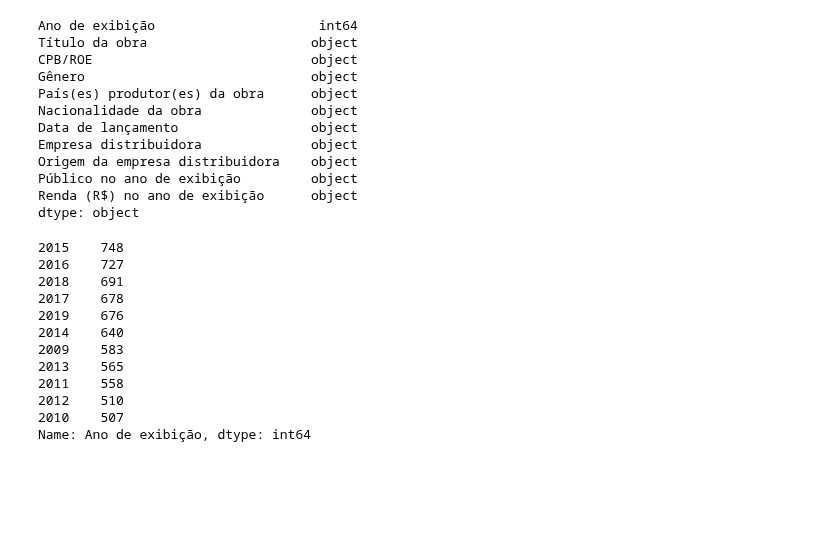
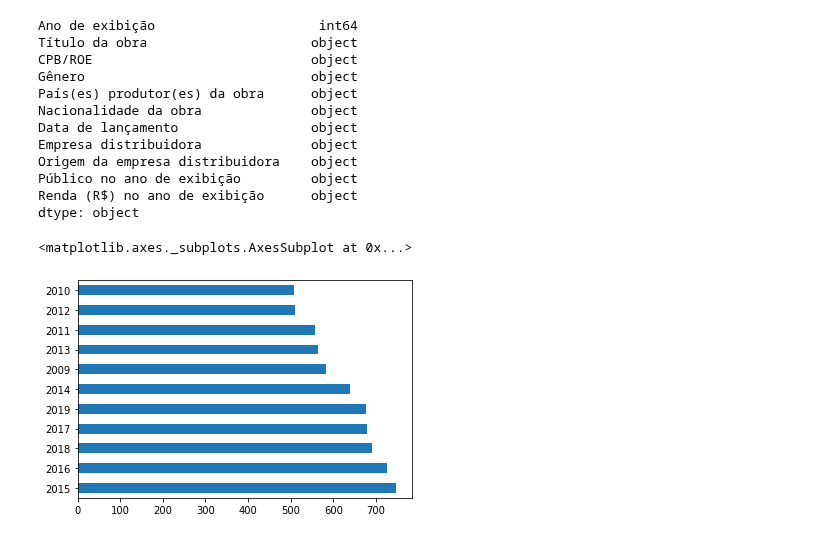
Before and after one commit to V1L3La/Learning-An-lise-de-Dados-em-Python, a Jupyter notebook: Filmes_no_Brasil_2009_2019_Análise_de_Dados_em_Python_Aula_01.ipynb, the cells around one changed output. Drawn from its saved outputs; the diff is of its cells as text; code cells hidden in the pictures; blank space fills up the shorter version.

```diff
--- a/Filmes_no_Brasil_2009_2019_Análise_de_Dados_em_Python_Aula_01.ipynb
+++ b/Filmes_no_Brasil_2009_2019_Análise_de_Dados_em_Python_Aula_01.ipynb
@@ -159,21 +159,8 @@ dtype: object
 #---5
 # converter a coluna Data de lançamento para datetime
 # df_novo['Data de lançamento'] = pd.to_datetime(df_novo['Data de lançamento'])
-# %%
-#---6
-# Quais os anos que tiveram mais filmes lançados?
-# df_novo['Data de lançamento'].dt.year.value_counts()
-df_novo['Ano de exibição'].value_counts()
-# %% [output]
-2015    748
-2016    727
-2018    691
-2017    678
-2019    676
-2014    640
-2009    583
-2013    565
-2011    558
-2012    510
-2010    507
-Name: Ano de exibição, dtype: int64
+# %%
+df_novo['Ano de exibição'].value_counts().plot.barh()
+# %% [output]
+<matplotlib.axes._subplots.AxesSubplot at 0x...>
+[figure, added]
```
Also changed, not shown: parts of 2 cells of this notebook.
